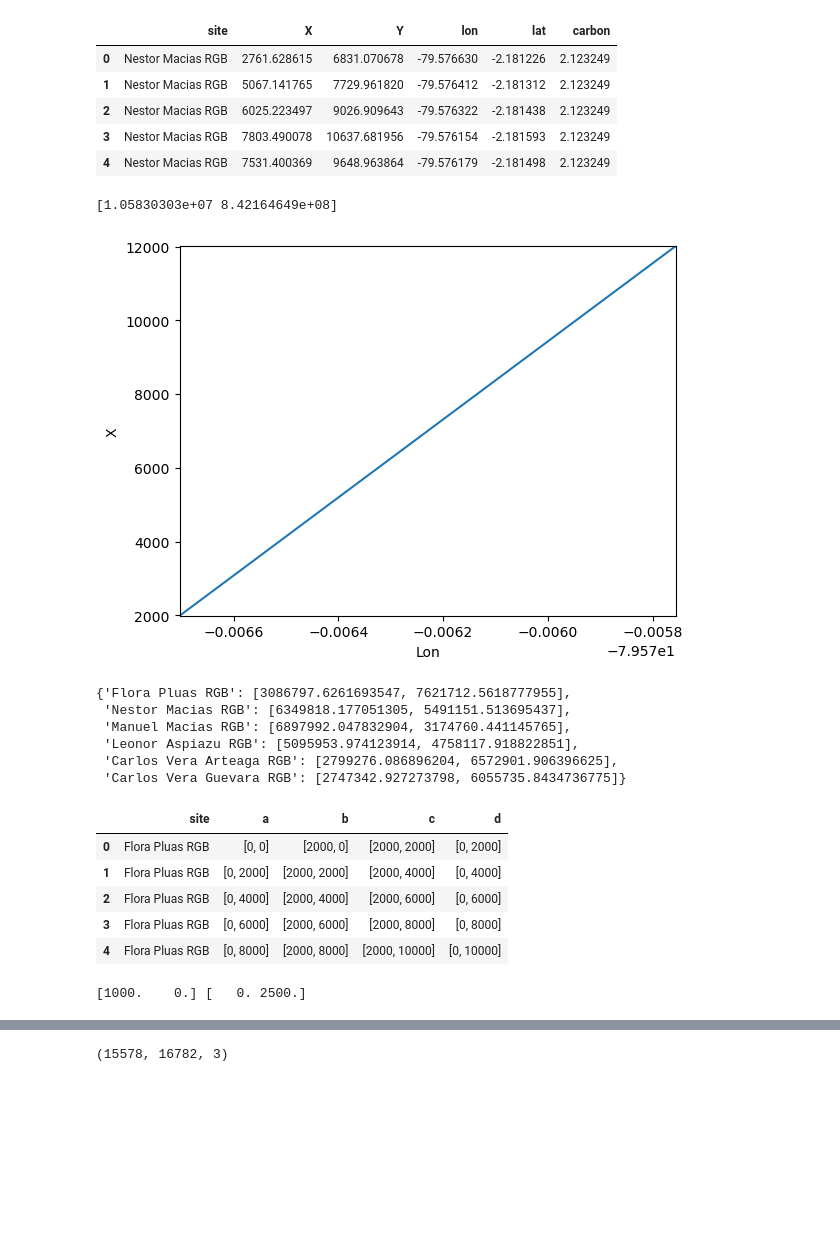
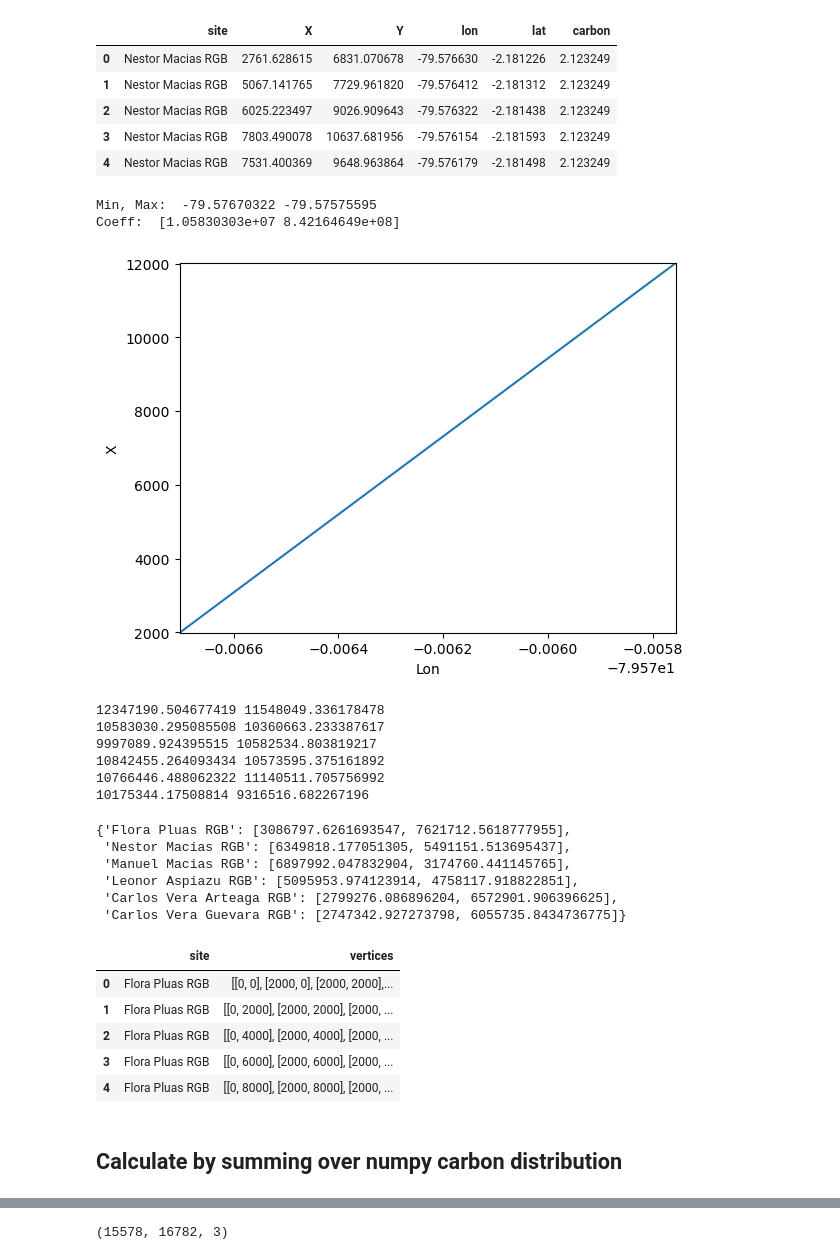
Before and after one commit to TimEngelmann/ai4est, a Jupyter notebook: exploration/estimate_carbon_exploration.ipynb, the cells around one changed output, grey strips where cells are left out. Drawn from its saved outputs; the diff is of its cells as text; code cells hidden in the pictures; blank space fills up the shorter version.

```diff
--- a/exploration/estimate_agb_exploration.ipynb
+++ b/exploration/estimate_carbon_exploration.ipynb
@@ -24,7 +24,8 @@ gps_error = {"Flora Pluas RGB": [0.25, 0.66],
 site = "Nestor Macias RGB"
 trees_plot = trees[trees.site == site].sort_values(by="lon")
 coeff = np.polyfit(trees_plot.lon, trees_plot.X, 1)
-print(coeff)
+print("Min, Max: ", min(trees_plot.lon), max(trees_plot.lon))
+print("Coeff: ", coeff)
 plt.plot(trees_plot.lon, trees_plot.X)
 x = np.linspace(min(trees_plot.lon), max(trees_plot.lon))
 # plt.plot(x, x * coeff[0] + coeff[1], 'k', '--', alpha=0.5)
@@ -33,7 +34,8 @@ plt.ylabel("X")
 plt.axis([min(trees_plot.lon), max(trees_plot.lon), min(trees_plot.X), max(trees_plot.X)])
 plt.show()
 # %% [output]
-[1.05830303e+07 8.42164649e+08]
+Min, Max:  -79.57670322 -79.57575595
+Coeff:  [1.05830303e+07 8.42164649e+08]
 [figure]
 # %%
 xy_error = {}
@@ -42,7 +44,15 @@ for site in gps_error.keys():
     coeff_x = np.polyfit(trees_site.lon, trees_site.X, 1)
     trees_site = trees_site.sort_values(by="lat")
     coeff_y = np.polyfit(trees_site.lat, trees_site.Y, 1)
+    print(abs(coeff_x[0]), abs(coeff_y[0]))
     xy_error[site] = [abs(coeff_x[0] * gps_error[site][0]), abs(coeff_y[0] * gps_error[site][1])]
+# %% [output]
+12347190.504677419 11548049.336178478
+10583030.295085508 10360663.233387617
+9997089.924395515 10582534.803819217
+10842455.264093434 10573595.375161892
+10766446.488062322 11140511.705756992
+10175344.17508814 9316516.682267196
 # %%
 xy_error
 # %% [output]
@@ -55,18 +65,20 @@ xy_error
 # %%
 patch_size = 2000
 patches_array = []
 for site in gps_error.keys():
     for x in range(8):
         for y in range(8):
             coordinates = np.array([(x,y), (x+1,y), (x+1,y+1), (x,y+1)]) * patch_size
-            patches_array.append([site, coordinates[0], coordinates[1], coordinates[2], coordinates[3]])
-patches = pd.DataFrame(patches_array, columns=["site", "a", "b", "c", "d"])
+            patches_array.append([site, coordinates])
+patches = pd.DataFrame(patches_array, columns=["site", "vertices"])
 patches.head()
 # %% [output]
-|  | site | a | b | c | d |
-| 0 | Flora Pluas RGB | [0, 0] | [2000, 0] | [2000, 2000] | [0, 2000] |
-| 1 | Flora Pluas RGB | [0, 2000] | [2000, 2000] | [2000, 4000] | [0, 4000] |
-| 2 | Flora Pluas RGB | [0, 4000] | [2000, 4000] | [2000, 6000] | [0, 6000] |
-| 3 | Flora Pluas RGB | [0, 6000] | [2000, 6000] | [2000, 8000] | [0, 8000] |
-| 4 | Flora Pluas RGB | [0, 8000] | [2000, 8000] | [2000, 10000] | [0, 10000] |
+|  | site | vertices |
+| 0 | Flora Pluas RGB | [[0, 0], [2000, 0], [2000, 2000],... |
+| 1 | Flora Pluas RGB | [[0, 2000], [2000, 2000], [2000, ... |
+| 2 | Flora Pluas RGB | [[0, 4000], [2000, 4000], [2000, ... |
+| 3 | Flora Pluas RGB | [[0, 6000], [2000, 6000], [2000, ... |
+| 4 | Flora Pluas RGB | [[0, 8000], [2000, 8000], [2000, ... |
+# %% [markdown]
+## Calculate by summing over numpy carbon distribution
 # %%
@@ -86,31 +96,3 @@ for site in gps_error.keys():
         carbon_distribution[int(y), int(x)] = carbon
 
     carbon_distributions[site] = carbon_distribution
-# %%
-'''
-def in_rectangle(point, vertices):
-
-    dot_products = [np.dot(point - vertices[0], vertices[1]-vertices[0]), np.dot(point - vertices[0], vertices[3]-vertices[0])]
-    if np.any(dot_products < 0):
-        return False
-    if np.linalg.norm((point - vertices[0])) > np.linalg.norm((point - vertices[0]))
-
-    p = point - vertices[0]
-    x = vertices[1]-vertices[0]
-    y = vertices[3]-vertices[0]
-    p_x = (np.dot(p, x)/np.dot(x, x))*x
-    p_y = (np.dot(p, y)/np.dot(y, y))*y
-
-    print(p_x, p_y)
-    print(np.linalg.norm(x - p_x))
-
-    if np.linalg.norm(x - p_x) < 0 & np.linalg.norm(x - p_x) < 0:
-        return False
-    if
-
-vertices = np.array([[0, 0], [2000, 0], [2000, 2000], [0, 2000]])
-point = np.array((1000, 2500))
-in_rectangle(point, vertices)
-'''
-# %% [output]
-[1000.    0.] [   0. 2500.]
```
Also changed, not shown: parts of 8 cells of this notebook, 1 other file.
